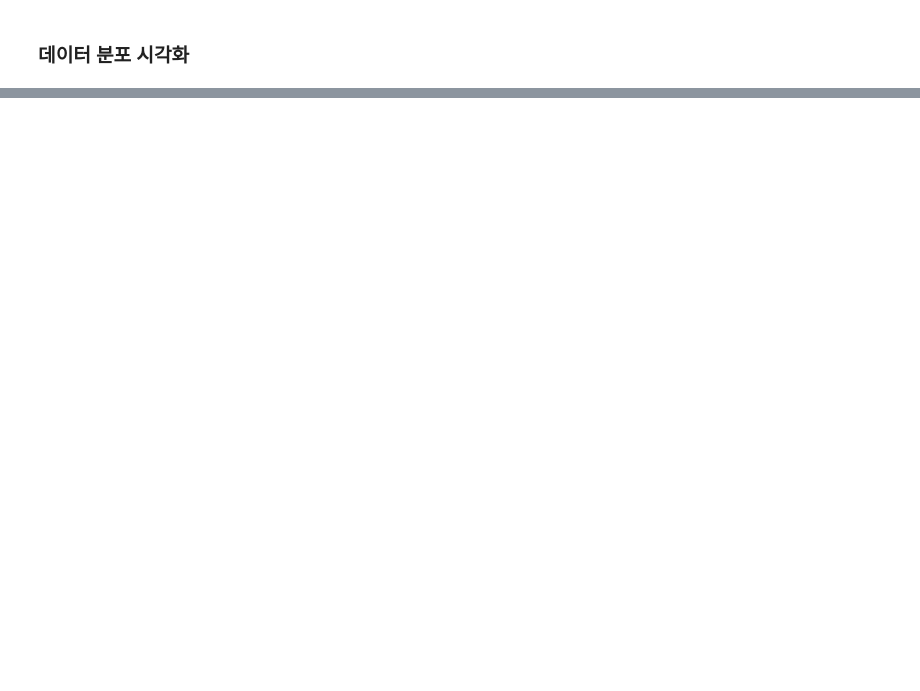
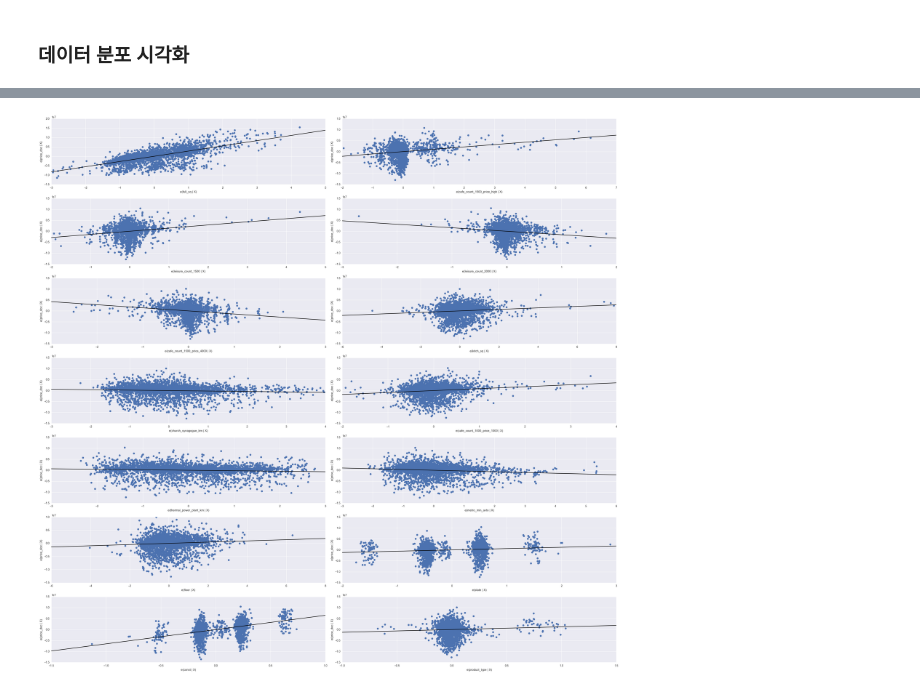
Before and after one commit to KyutaeLee/LinearRegressionProject1, a Jupyter notebook: LinearRegressionProject1.ipynb, the cells around one changed output, grey strips where cells are left out. Cells and saved outputs as stored; diff of their text form; code cells hidden in the pictures; blank space fills up the shorter version.

```diff
--- a/LinearRegressionProject1.ipynb
+++ b/LinearRegressionProject1.ipynb
@@ -136,0 +558,3 @@ sm.stats.anova_lm(model_chas.fit())
+# %%
+OLS_feature_extracted = list(dfX3.columns.values)
+print(OLS_feature_extracted)
@@ -136,0 +777,8 @@ sm.stats.anova_lm(model_chas.fit())
+# %%
+#Partial regression graph
+fig = plt.figure(figsize = (30,30))
+sm.graphics.plot_partregress_grid(result_train2, fig=fig)
+fig.suptitle("")
+plt.show()
+# %% [output]
+[figure, added]
```
Also changed, not shown: parts of 112 cells of this notebook.
